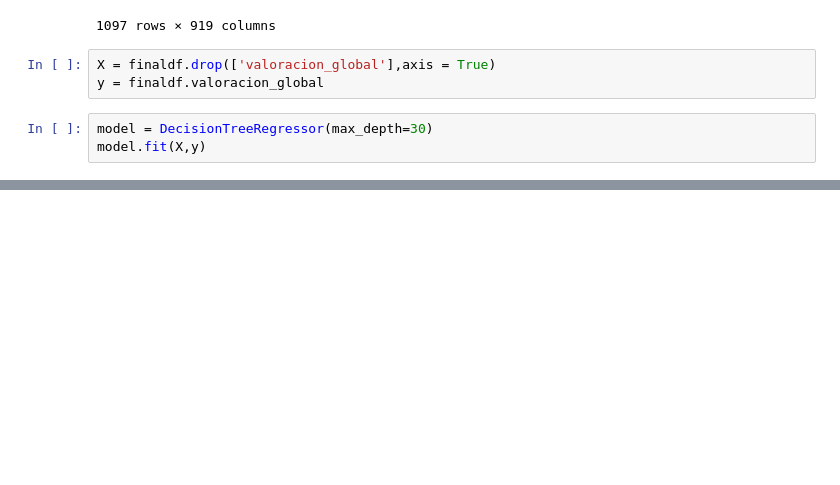
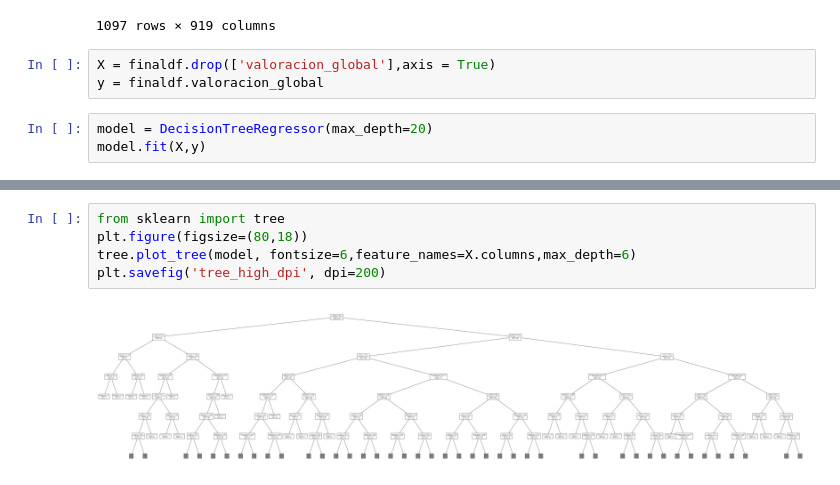
Before and after one commit to isaacGGomez/Ing_Caract, a Jupyter notebook: Practica_2.ipynb, the cells around one changed output, grey strips where cells are left out. Cells and saved outputs as stored; diff of their text form; blank space fills up the shorter version.

```diff
--- a/Practica_2.ipynb
+++ b/Practica_2.ipynb
@@ -177,6 +177,6 @@ finaldf
 X = finaldf.drop(['valoracion_global'],axis = True)
 y = finaldf.valoracion_global
 # %%
-model = DecisionTreeRegressor(max_depth=30)
+model = DecisionTreeRegressor(max_depth=20)
 model.fit(X,y)
 # %% [output]
@@ -199,0 +204,7 @@ Length: 919, dtype: float64
+# %%
+from sklearn import tree
+plt.figure(figsize=(80,18))
+tree.plot_tree(model, fontsize=6,feature_names=X.columns,max_depth=6)
+plt.savefig('tree_high_dpi', dpi=200)
+# %% [output]
+[figure, added]
```
Also changed, not shown: parts of 16 cells of this notebook, 2 other files.
